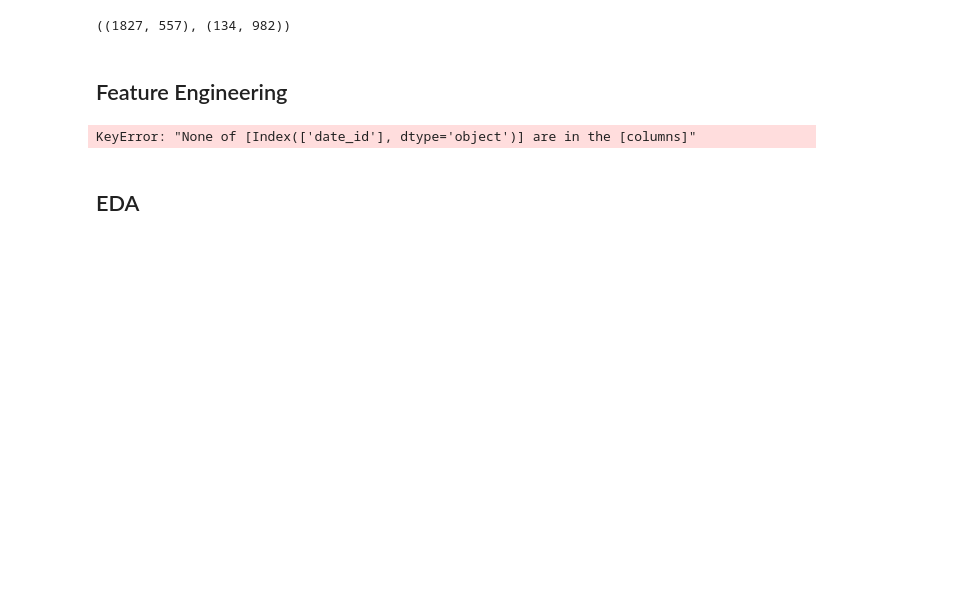
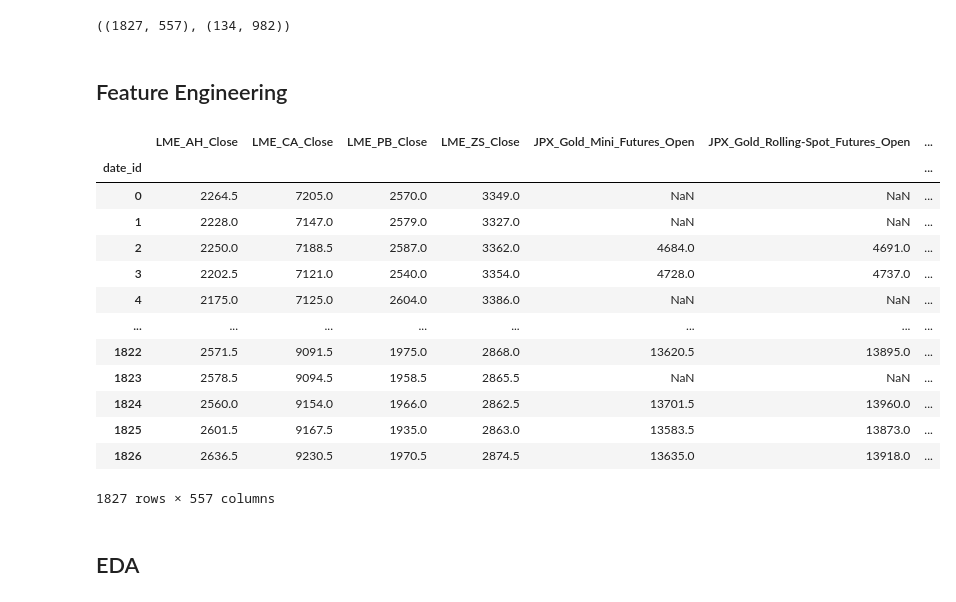
Before and after one commit to abishpius/MITSUICO_Commodity_Prediction, a Jupyter notebook: Kaggle_MITSUICO_Commodity_Prediction.ipynb, the cells around one changed output. Saved outputs shown, nothing was run; the diff lists cells and outputs as text; code cells hidden in the pictures; blank space fills up the shorter version.

Commit message:
train hgbg regressor

```diff
--- a/Kaggle_MITSUICO_Commodity_Prediction.ipynb
+++ b/Kaggle_MITSUICO_Commodity_Prediction.ipynb
@@ -200,14 +200,36 @@ def add_time_features(df: pd.DataFrame) -> pd.DataFrame:
     df.fillna(0, inplace=True)
 
     return df
+# %%
+train
+# %% [output]
+|  | LME_AH_Close | LME_CA_Close | LME_PB_Close | LME_ZS_Close | JPX_Gold_Mini_Futures_Open | JPX_Gold_Rolling-Spot_Futures_Open | ... |
+| date_id |  |  |  |  |  |  | ... |
+| 0 | 2264.5 | 7205.0 | 2570.0 | 3349.0 | NaN | NaN | ... |
+| 1 | 2228.0 | 7147.0 | 2579.0 | 3327.0 | NaN | NaN | ... |
+| 2 | 2250.0 | 7188.5 | 2587.0 | 3362.0 | 4684.0 | 4691.0 | ... |
+| 3 | 2202.5 | 7121.0 | 2540.0 | 3354.0 | 4728.0 | 4737.0 | ... |
+| 4 | 2175.0 | 7125.0 | 2604.0 | 3386.0 | NaN | NaN | ... |
+| ... | ... | ... | ... | ... | ... | ... | ... |
+| 1822 | 2571.5 | 9091.5 | 1975.0 | 2868.0 | 13620.5 | 13895.0 | ... |
+| 1823 | 2578.5 | 9094.5 | 1958.5 | 2865.5 | NaN | NaN | ... |
+| 1824 | 2560.0 | 9154.0 | 1966.0 | 2862.5 | 13701.5 | 13960.0 | ... |
+| 1825 | 2601.5 | 9167.5 | 1935.0 | 2863.0 | 13583.5 | 13873.0 | ... |
+| 1826 | 2636.5 | 9230.5 | 1970.5 | 2874.5 | 13635.0 | 13918.0 | ... |
+1827 rows × 557 columns
 # %%
 # Add time features (no target dependency)
-time_features = add_time_features(train[['date_id']])
+time_features = add_time_features(train.reset_index()[['date_id']]).set_index('date_id')
 
 # Merge into feature set
 full_features_df = pd.concat([train, time_features], axis=1)
+train = full_features_df.copy(deep=True)
+
+time_features = add_time_features(test.reset_index()[['date_id']]).set_index('date_id')
+
+# Merge into feature set
+full_features_df = pd.concat([test, time_features], axis=1)
+test = full_features_df.copy(deep=True)
-# %% [output]
-KeyError: "None of [Index(['date_id'], dtype='object')] are in the [columns]"
 # %%
 train = train.fillna(-9999)
 test = test.fillna(-9999)
```
Also changed, not shown: parts of 8 cells of this notebook.
